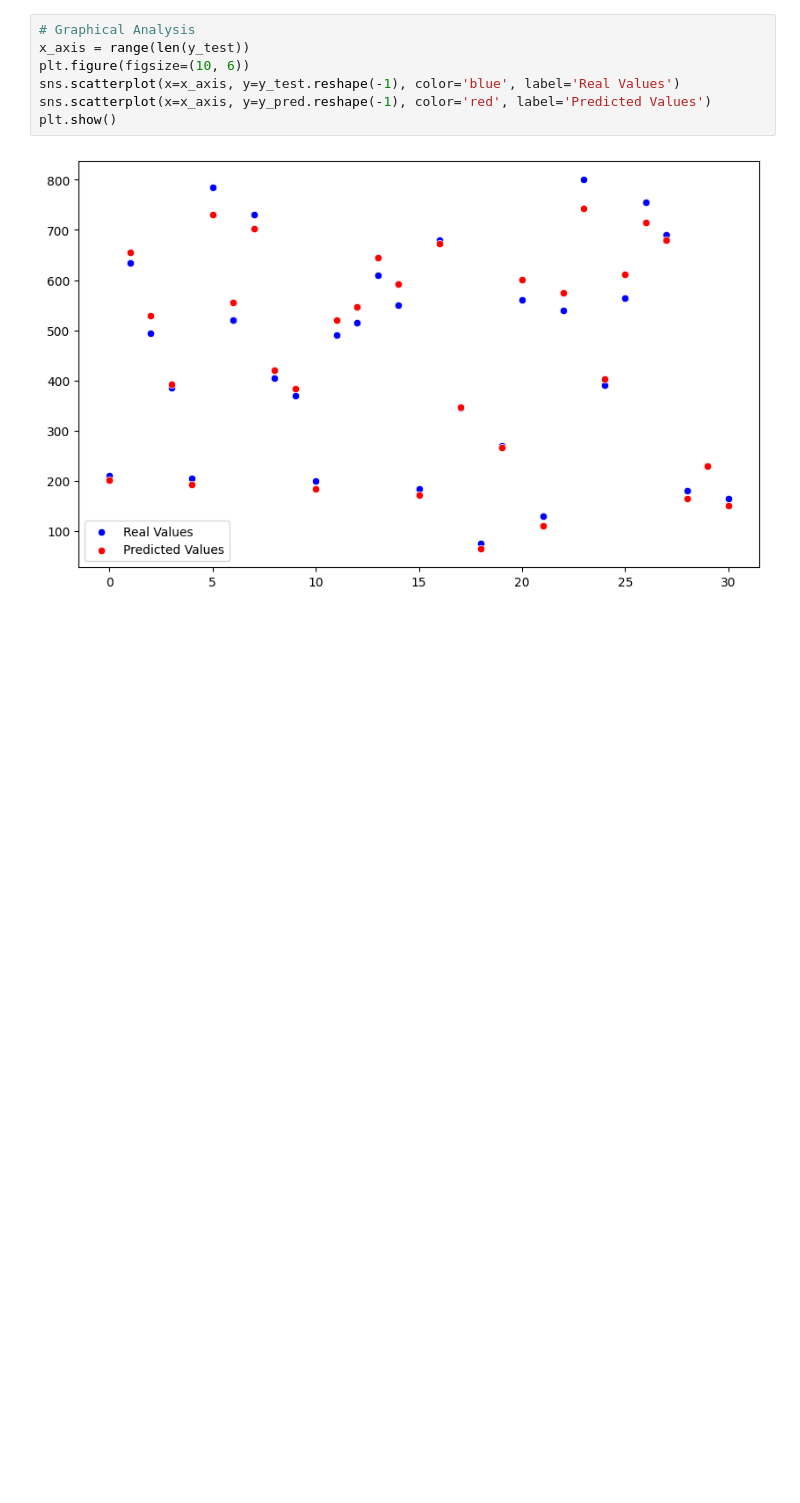
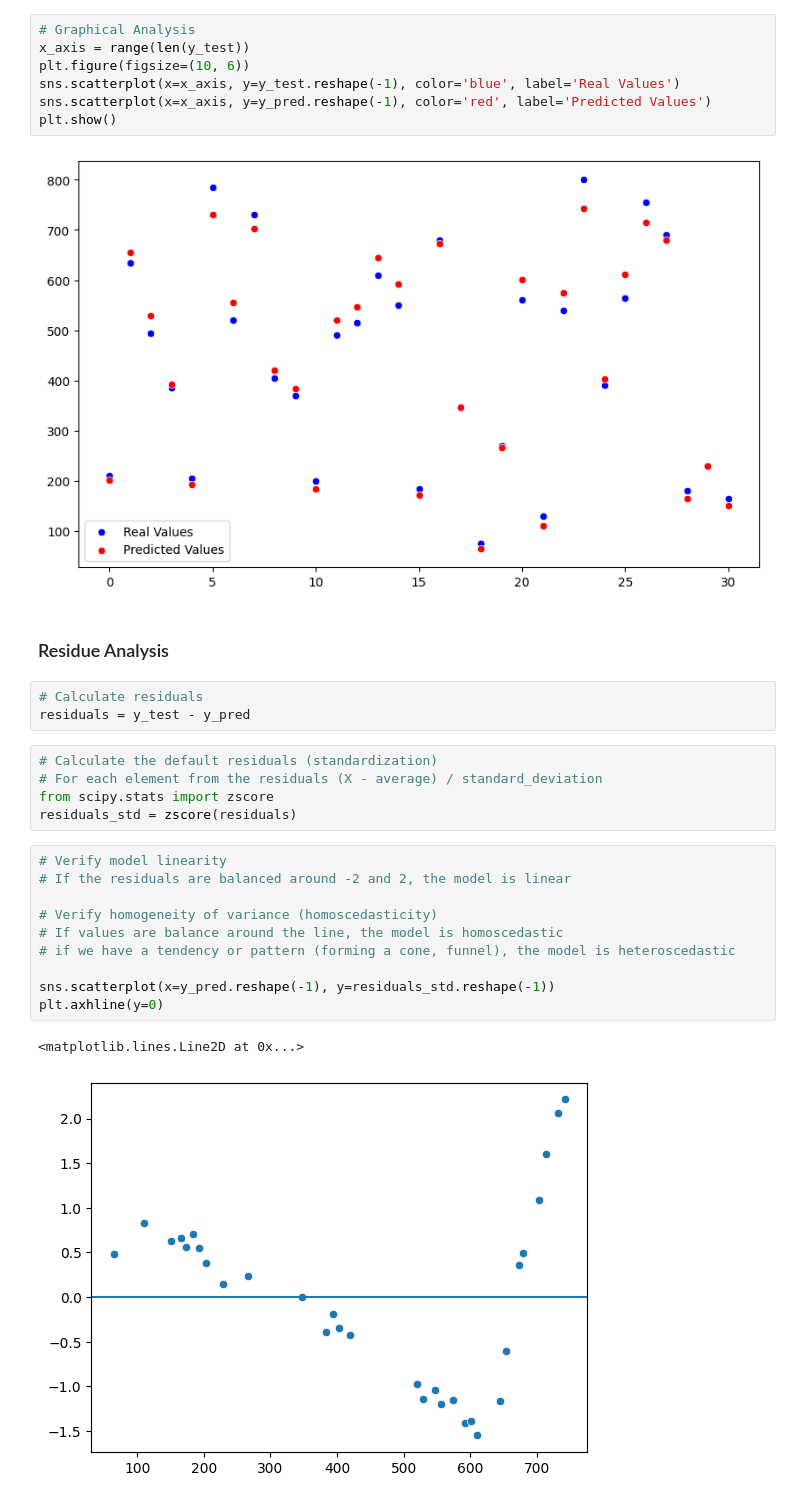
Before and after one commit to arthurrios/simple-linear-regression, a Jupyter notebook: grade_model.ipynb, the cells around one changed output. Saved outputs shown, nothing was run; the diff lists cells and outputs as text; blank space fills up the shorter version.

Commit message:
feat: graphical analysis of residuals

```diff
--- a/grade_model.ipynb
+++ b/grade_model.ipynb
@@ -187,3 +187,26 @@ sns.scatterplot(x=x_axis, y=y_pred.reshape(-1), color='red', label='Predicted Va
 plt.show()
 # %% [output]
 [figure]
+# %% [markdown]
+### Residue Analysis
+# %%
+# Calculate residuals
+residuals = y_test - y_pred
+# %%
+# Calculate the default residuals (standardization)
+# For each element from the residuals (X - average) / standard_deviation
+from scipy.stats import zscore
+residuals_std = zscore(residuals)
+# %%
+# Verify model linearity
+# If the residuals are balanced around -2 and 2, the model is linear
+
+# Verify homogeneity of variance (homoscedasticity)
+# If values are balance around the line, the model is homoscedastic
+# if we have a tendency or pattern (forming a cone, funnel), the model is heteroscedastic
+
+sns.scatterplot(x=y_pred.reshape(-1), y=residuals_std.reshape(-1))
+plt.axhline(y=0)
+# %% [output]
+<matplotlib.lines.Line2D at 0x...>
+[figure, added]
```
Also changed, not shown: parts of 1 cell of this notebook.
